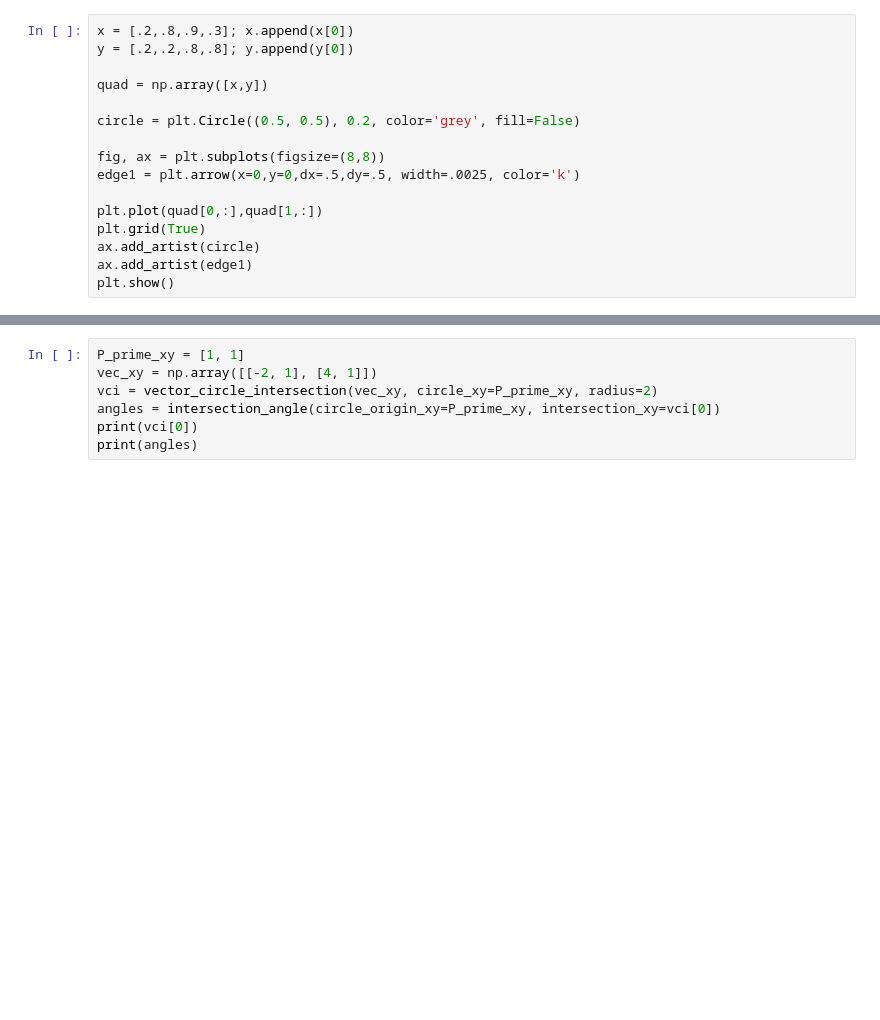
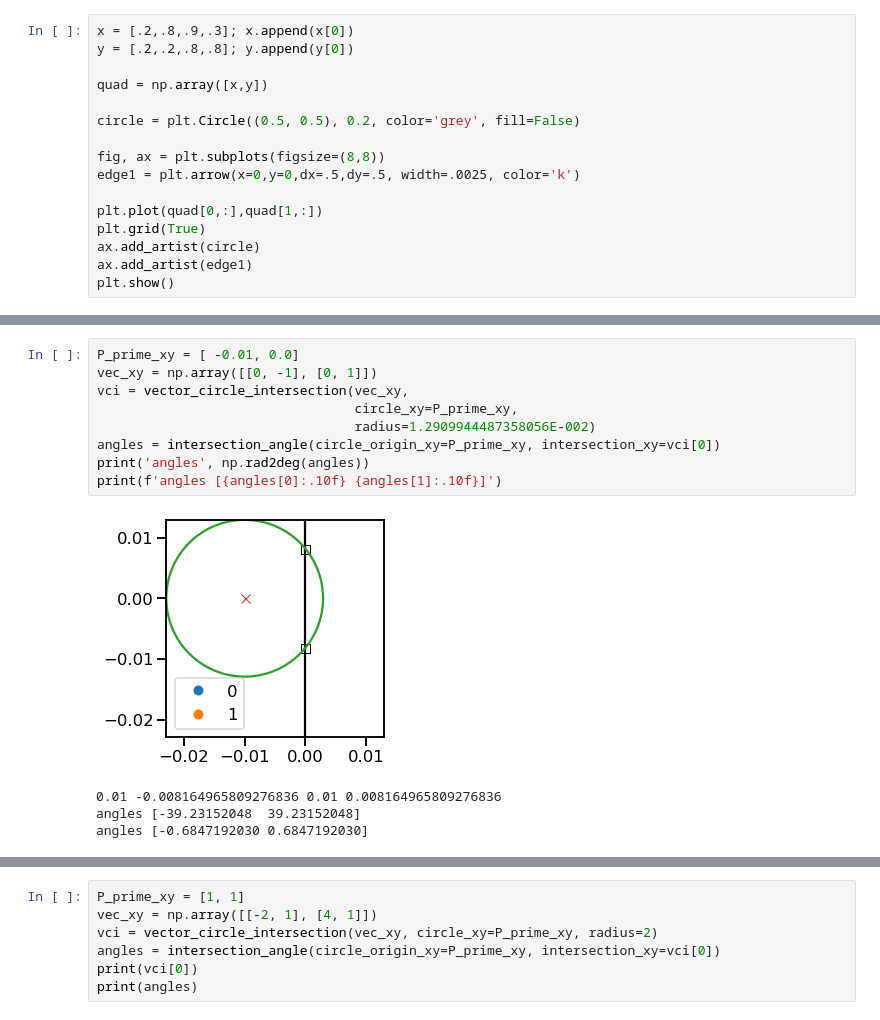
Before and after one commit to smillerc/cato, a Jupyter notebook: misc/mach_cone_testing.ipynb, the cells around one changed output, grey strips where cells are left out. Cells and saved outputs as stored; diff of their text form; blank space fills up the shorter version.

```diff
--- a/misc/mach_cone_testing.ipynb
+++ b/misc/mach_cone_testing.ipynb
@@ -314,0 +341,14 @@ array([180.,   0.])
+# %%
+P_prime_xy = [ -0.01, 0.0]
+vec_xy = np.array([[0, -1], [0, 1]])
+vci = vector_circle_intersection(vec_xy,
+                                 circle_xy=P_prime_xy,
+                                 radius=1.2909944487358056E-002)
+angles = intersection_angle(circle_origin_xy=P_prime_xy, intersection_xy=vci[0])
+print('angles', np.rad2deg(angles))
+print(f'angles [{angles[0]:.10f} {angles[1]:.10f}]')
+# %% [output]
+[figure, added]
+0.01 -0.008164965809276836 0.01 0.008164965809276836
+angles [-39.23152048  39.23152048]
+angles [-0.6847192030 0.6847192030]
```
Also changed, not shown: parts of 12 cells of this notebook.
